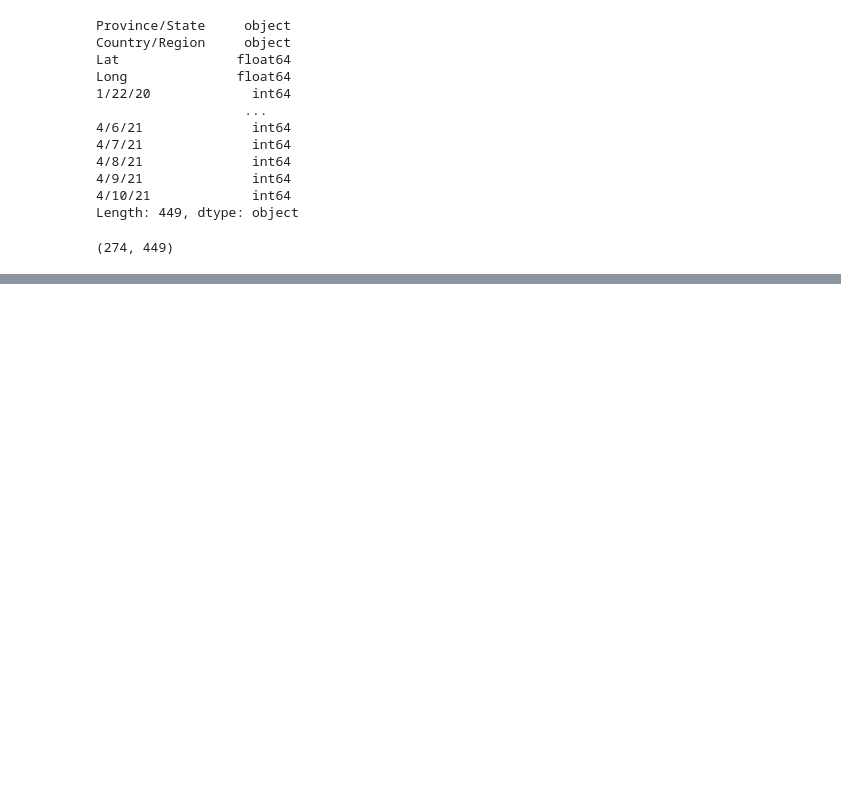
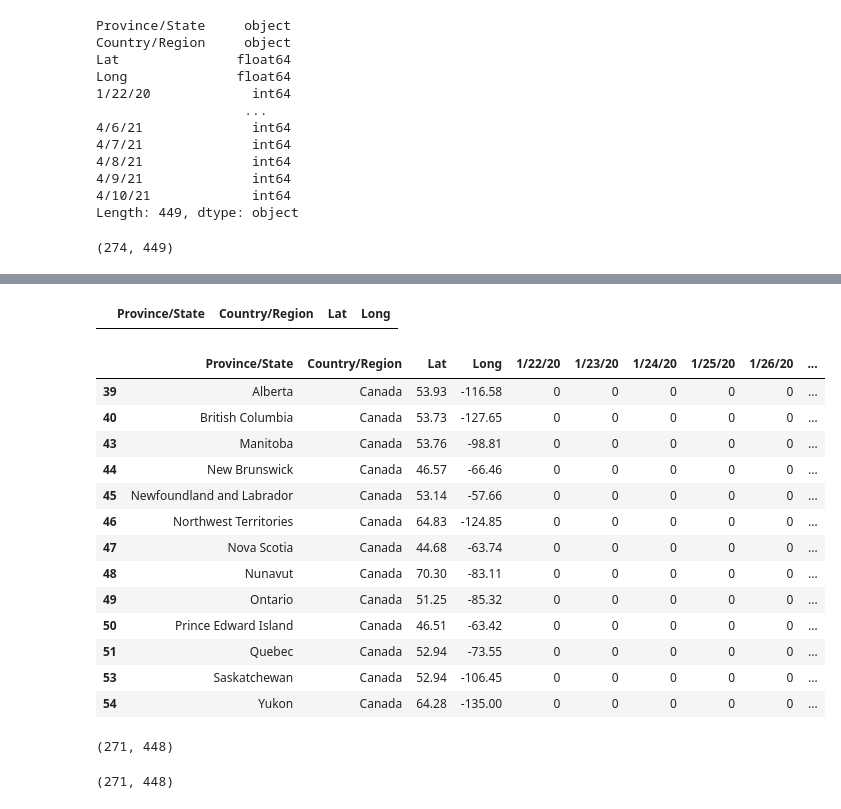
Before and after one commit to blopezpi/mid-project-bdmlpt1021, a Jupyter notebook: data/covid_19_confirmed_cases_dt.ipynb, the cells around one changed output, grey strips where cells are left out. Saved outputs shown, nothing was run; the diff lists cells and outputs as text; code cells hidden in the pictures; blank space fills up the shorter version.

```diff
--- a/data/covid_19_confirmed_cases_dt.ipynb
+++ b/data/covid_19_confirmed_cases_dt.ipynb
@@ -52,0 +390,2 @@ location.raw['address'].get('county')
+# %%
+canada = pd.read_csv('covid-confirmed-global/canada_cases.csv')
@@ -52,0 +401,40 @@ location.raw['address'].get('county')
+# %%
+df_c = dif[(dif["Country/Region"] == "Canada")]
+# %%
+canada["date"]=canada["date"].astype("datetime64")
+# %%
+dif[(dif["Lat"] == 0.0) & (dif["Long"] == 0.0)]
+# %% [output]
+|  | Province/State | Country/Region | Lat | Long |
+# %%
+for _, date_to_add in new_df_confirmed_cases[:len(date_columns_raw)].iterrows():
+    data = []
+    for _, can in df_c.iterrows():
+        ty = canada[(canada["date"] == date_to_add["date"]) & (canada["prname"] == can["Province/State"])]
+        if not ty.empty:
+            if pd.isna(ty["numrecover"].values[0]):
+                data.append(0)
+            else:
+                data.append(ty["numrecover"].values[0])
+        else:
+            data.append(0)
+    data = list(map(int, data))
+    date_str = date_to_add["date"].strftime('%-m/%-d/%y')
+    df_c.insert(len(df_c.columns), date_str, data)
+# %%
+df_c
+# %% [output]
+|  | Province/State | Country/Region | Lat | Long | 1/22/20 | 1/23/20 | 1/24/20 | 1/25/20 | 1/26/20 | ... |
+| 39 | Alberta | Canada | 53.93 | -116.58 | 0 | 0 | 0 | 0 | 0 | ... |
+| 40 | British Columbia | Canada | 53.73 | -127.65 | 0 | 0 | 0 | 0 | 0 | ... |
+| 43 | Manitoba | Canada | 53.76 | -98.81 | 0 | 0 | 0 | 0 | 0 | ... |
+| 44 | New Brunswick | Canada | 46.57 | -66.46 | 0 | 0 | 0 | 0 | 0 | ... |
+| 45 | Newfoundland and Labrador | Canada | 53.14 | -57.66 | 0 | 0 | 0 | 0 | 0 | ... |
+| 46 | Northwest Territories | Canada | 64.83 | -124.85 | 0 | 0 | 0 | 0 | 0 | ... |
+| 47 | Nova Scotia | Canada | 44.68 | -63.74 | 0 | 0 | 0 | 0 | 0 | ... |
+| 48 | Nunavut | Canada | 70.30 | -83.11 | 0 | 0 | 0 | 0 | 0 | ... |
+| 49 | Ontario | Canada | 51.25 | -85.32 | 0 | 0 | 0 | 0 | 0 | ... |
+| 50 | Prince Edward Island | Canada | 46.51 | -63.42 | 0 | 0 | 0 | 0 | 0 | ... |
+| 51 | Quebec | Canada | 52.94 | -73.55 | 0 | 0 | 0 | 0 | 0 | ... |
+| 53 | Saskatchewan | Canada | 52.94 | -106.45 | 0 | 0 | 0 | 0 | 0 | ... |
+| 54 | Yukon | Canada | 64.28 | -135.00 | 0 | 0 | 0 | 0 | 0 | ... |
@@ -52,0 +450,8 @@ location.raw['address'].get('county')
+# %%
+recovered_cases.shape
+# %% [output]
+(271, 448)
+# %%
+confirmed_cases.shape
+# %% [output]
+(271, 448)
```
Also changed, not shown: parts of 69 cells of this notebook.
